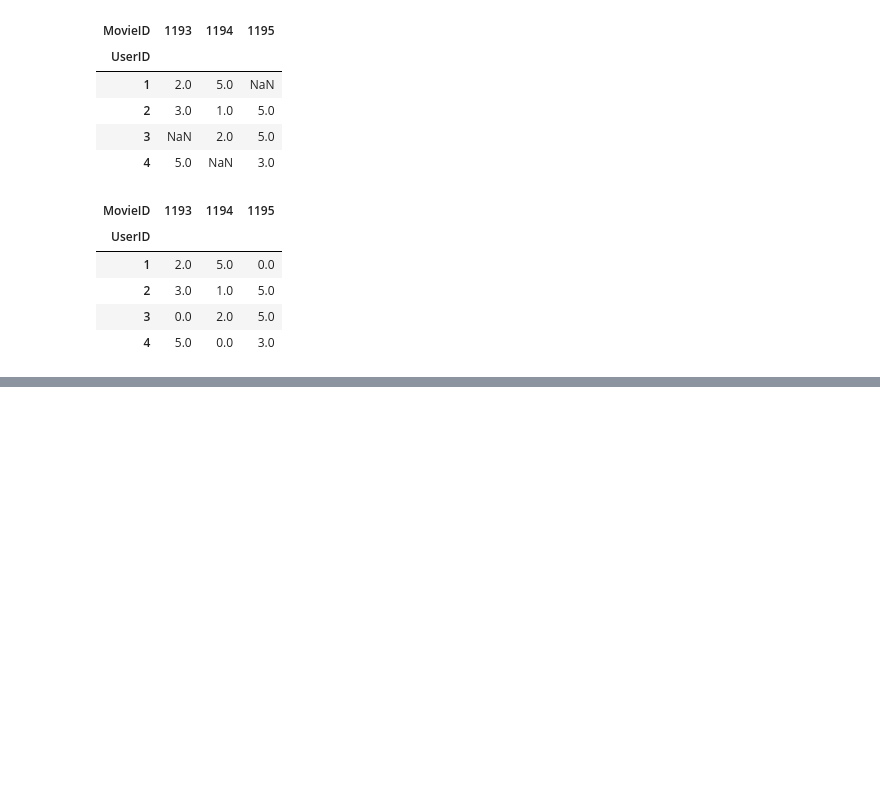
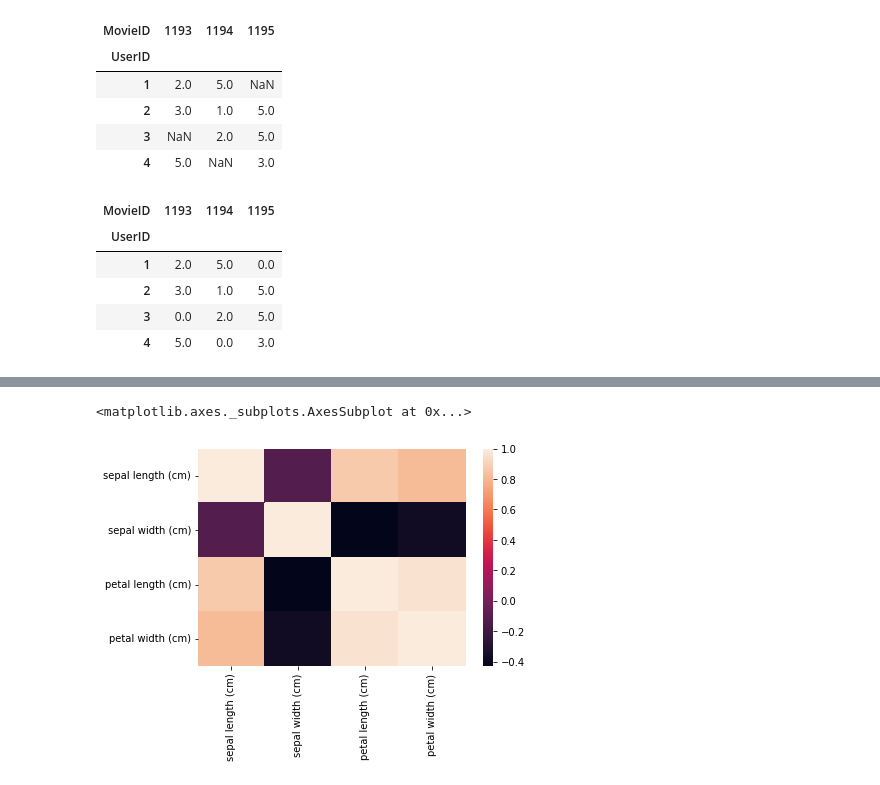
Before and after one commit to dlscks/pythondemo, a Jupyter notebook: python_27_pivot와__pivot_table_다중공선성.ipynb, the cells around one changed output, grey strips where cells are left out. Cells and saved outputs as stored; diff of their text form; code cells hidden in the pictures; blank space fills up the shorter version.

```diff
--- a/python_27_pivot와__pivot_table_다중공선성.ipynb
+++ b/python_27_pivot와__pivot_table_다중공선성.ipynb
@@ -151,0 +229,3 @@ krecom_pivot
+# %%
+from sklearn.datasets import load_linnerud, load_iris
+data_iris = load_iris()
@@ -151,0 +263,2 @@ krecom_pivot
+# %%
+data_pd = pd.DataFrame(data_iris.data, columns=data_iris.feature_names)
@@ -151,0 +269,2 @@ krecom_pivot
+# %%
+data_target = pd.DataFrame(data_iris.target, columns=['target'])
@@ -151,0 +277,2 @@ krecom_pivot
+# %%
+iris_ = pd.concat([data_pd, data_target], axis=1)
@@ -151,0 +316,3 @@ krecom_pivot
+# %%
+sns.heatmap(iris_.iloc[:,:-1].corr())
+# %% [output]
@@ -151,0 +320,2 @@ krecom_pivot
+<matplotlib.axes._subplots.AxesSubplot at 0x...>
+[figure, added]
```
Also changed, not shown: parts of 21 cells of this notebook.
